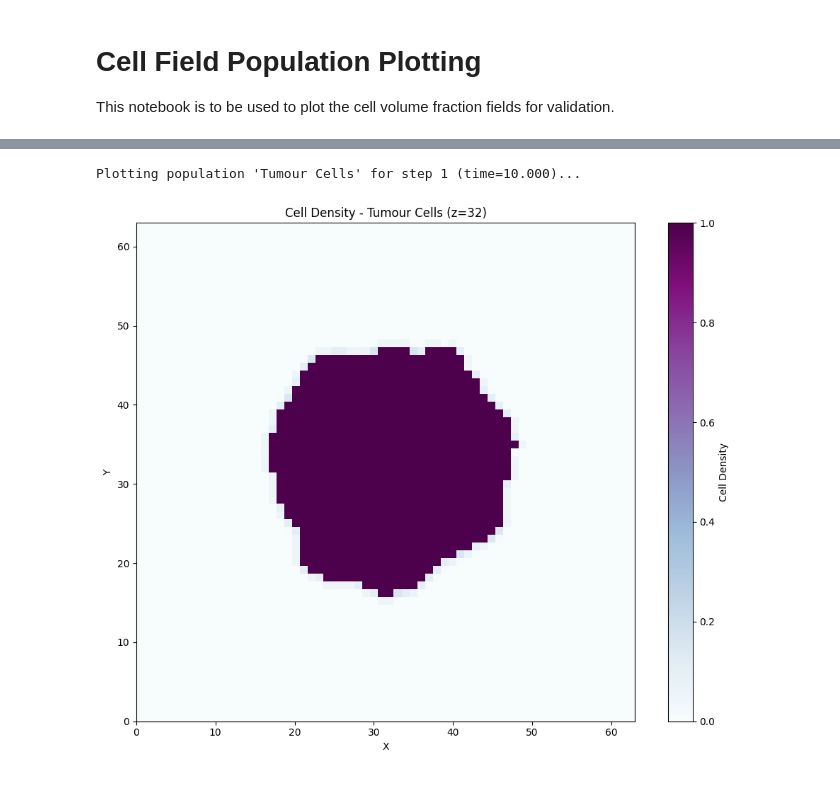
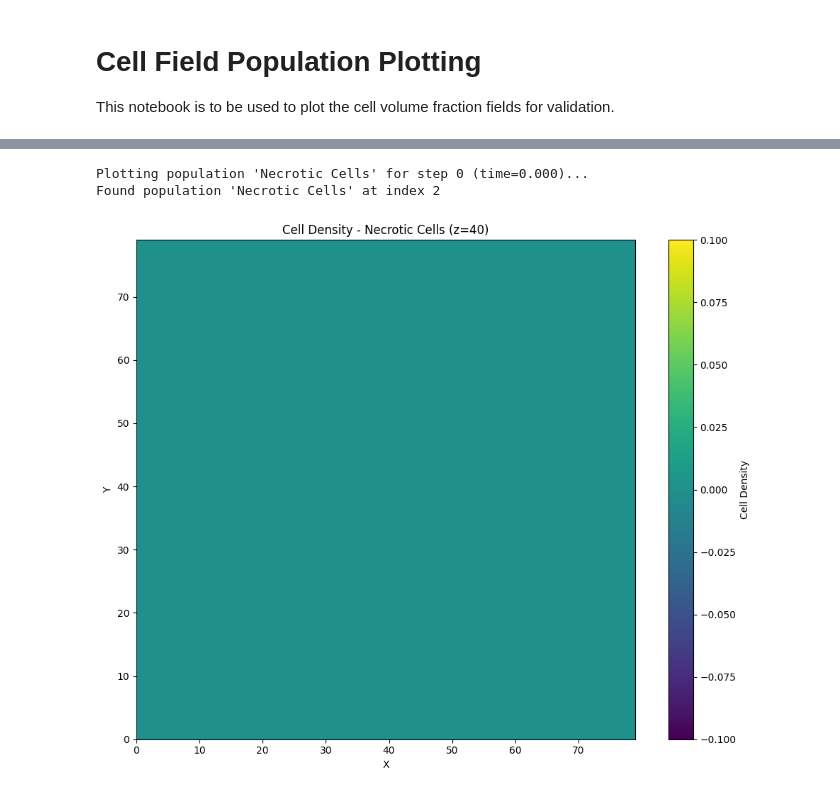
Before and after one commit to rmcnamara101/SCIE3212, a Jupyter notebook: laboratory/cell_fields/cell_fields_validation_windows.ipynb, the cells around one changed output, grey strips where cells are left out. Cells and saved outputs as stored; diff of their text form; code cells hidden in the pictures.

```diff
--- a/laboratory/cell_fields/cell_fields_validation_windows.ipynb
+++ b/laboratory/cell_fields/cell_fields_validation_windows.ipynb
@@ -26,6 +26,7 @@ Loaded simulation data with 10 saved steps
 # %%
-cell_field_plotter.plot_population_by_label(simulation_data, label="Tumour Cells", cmap="BuPu", show_plot=True)
+cell_field_plotter.plot_population_by_label(simulation_data, label="Necrotic Cells", step_idx=0, z_slice=None, show_plot=True)
 # %% [output]
-Plotting population 'Tumour Cells' for step 1 (time=10.000)...
+Plotting population 'Necrotic Cells' for step 0 (time=0.000)...
+Found population 'Necrotic Cells' at index 2
-[figure, old version]
+[figure, new version]
 # %%
```
Also changed, not shown: parts of 2 cells of this notebook, 15 other files.
